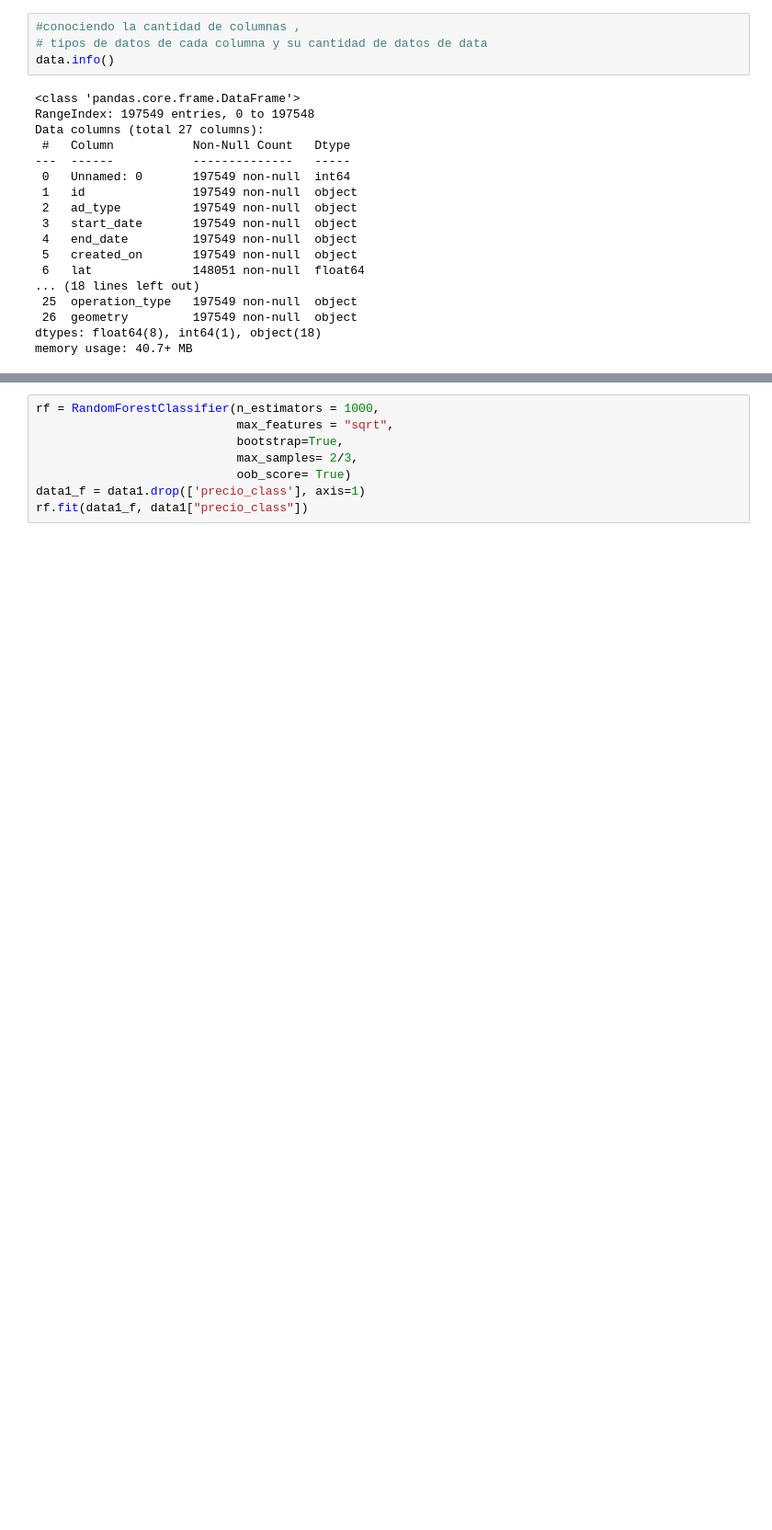
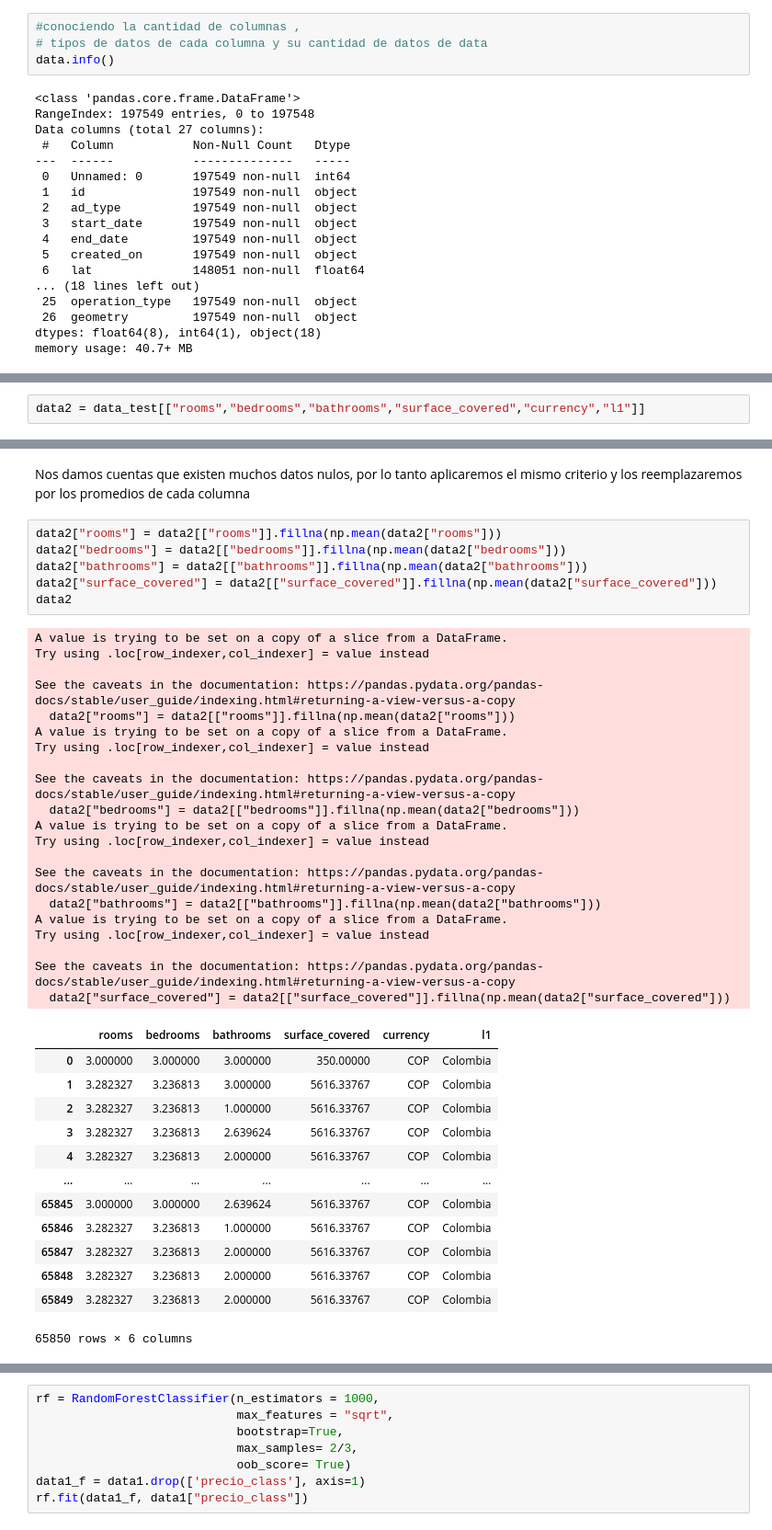
Before and after one commit to juancortezs07/DATATHON, a Jupyter notebook: PROYECTO-02.ipynb, the cells around one changed output, grey strips where cells are left out. Shown at 92% size. Saved outputs shown, nothing was run; the diff lists cells and outputs as text; blank space fills up the shorter version.

```diff
--- a/PROYECTO-02.ipynb
+++ b/PROYECTO-02.ipynb
@@ -299,0 +245,2 @@ oob_score = son los datos que quedaron fuera de los samples
+# %%
+data2 = data_test[["rooms","bedrooms","bathrooms","surface_covered","currency","l1"]]
@@ -299,0 +271,42 @@ oob_score = son los datos que quedaron fuera de los samples
+# %% [markdown]
+Nos damos cuentas que existen muchos datos nulos, por lo tanto aplicaremos el mismo criterio y los reemplazaremos por los promedios de cada columna
+# %%
+data2["rooms"] = data2[["rooms"]].fillna(np.mean(data2["rooms"]))
+data2["bedrooms"] = data2[["bedrooms"]].fillna(np.mean(data2["bedrooms"]))
+data2["bathrooms"] = data2[["bathrooms"]].fillna(np.mean(data2["bathrooms"]))
+data2["surface_covered"] = data2[["surface_covered"]].fillna(np.mean(data2["surface_covered"]))
+data2
+# %% [output]
+A value is trying to be set on a copy of a slice from a DataFrame.
+Try using .loc[row_indexer,col_indexer] = value instead
+
+See the caveats in the documentation: https://pandas.pydata.org/pandas-docs/stable/user_guide/indexing.html#returning-a-view-versus-a-copy
+  data2["rooms"] = data2[["rooms"]].fillna(np.mean(data2["rooms"]))
+A value is trying to be set on a copy of a slice from a DataFrame.
+Try using .loc[row_indexer,col_indexer] = value instead
+
+See the caveats in the documentation: https://pandas.pydata.org/pandas-docs/stable/user_guide/indexing.html#returning-a-view-versus-a-copy
+  data2["bedrooms"] = data2[["bedrooms"]].fillna(np.mean(data2["bedrooms"]))
+A value is trying to be set on a copy of a slice from a DataFrame.
+Try using .loc[row_indexer,col_indexer] = value instead
+
+See the caveats in the documentation: https://pandas.pydata.org/pandas-docs/stable/user_guide/indexing.html#returning-a-view-versus-a-copy
+  data2["bathrooms"] = data2[["bathrooms"]].fillna(np.mean(data2["bathrooms"]))
+A value is trying to be set on a copy of a slice from a DataFrame.
+Try using .loc[row_indexer,col_indexer] = value instead
+
+See the caveats in the documentation: https://pandas.pydata.org/pandas-docs/stable/user_guide/indexing.html#returning-a-view-versus-a-copy
+  data2["surface_covered"] = data2[["surface_covered"]].fillna(np.mean(data2["surface_covered"]))
+|  | rooms | bedrooms | bathrooms | surface_covered | currency | l1 |
+| 0 | 3.000000 | 3.000000 | 3.000000 | 350.00000 | COP | Colombia |
+| 1 | 3.282327 | 3.236813 | 3.000000 | 5616.33767 | COP | Colombia |
+| 2 | 3.282327 | 3.236813 | 1.000000 | 5616.33767 | COP | Colombia |
+| 3 | 3.282327 | 3.236813 | 2.639624 | 5616.33767 | COP | Colombia |
+| 4 | 3.282327 | 3.236813 | 2.000000 | 5616.33767 | COP | Colombia |
+| ... | ... | ... | ... | ... | ... | ... |
+| 65845 | 3.000000 | 3.000000 | 2.639624 | 5616.33767 | COP | Colombia |
+| 65846 | 3.282327 | 3.236813 | 1.000000 | 5616.33767 | COP | Colombia |
+| 65847 | 3.282327 | 3.236813 | 2.000000 | 5616.33767 | COP | Colombia |
+| 65848 | 3.282327 | 3.236813 | 2.000000 | 5616.33767 | COP | Colombia |
+| 65849 | 3.282327 | 3.236813 | 2.000000 | 5616.33767 | COP | Colombia |
+65850 rows × 6 columns
```
Also changed, not shown: parts of 52 cells of this notebook, 1 other file.
